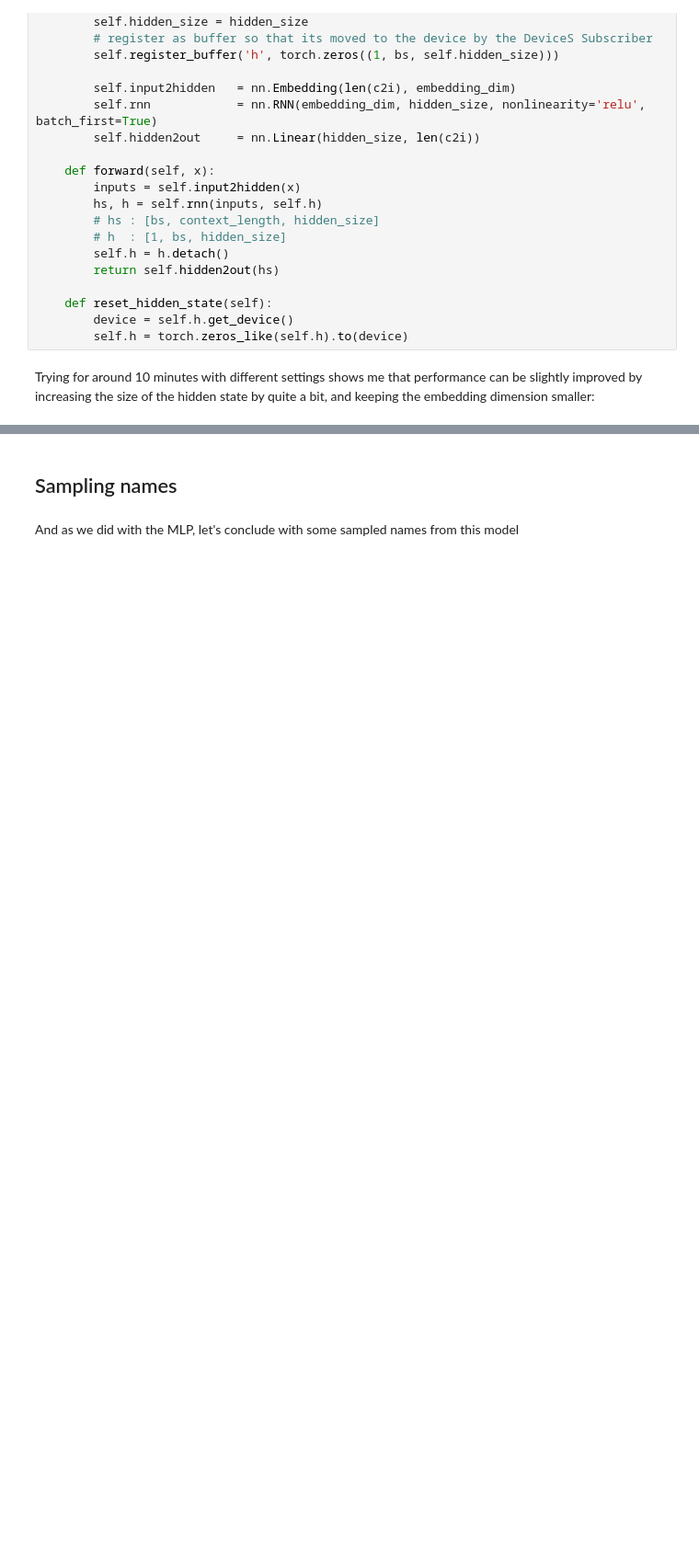
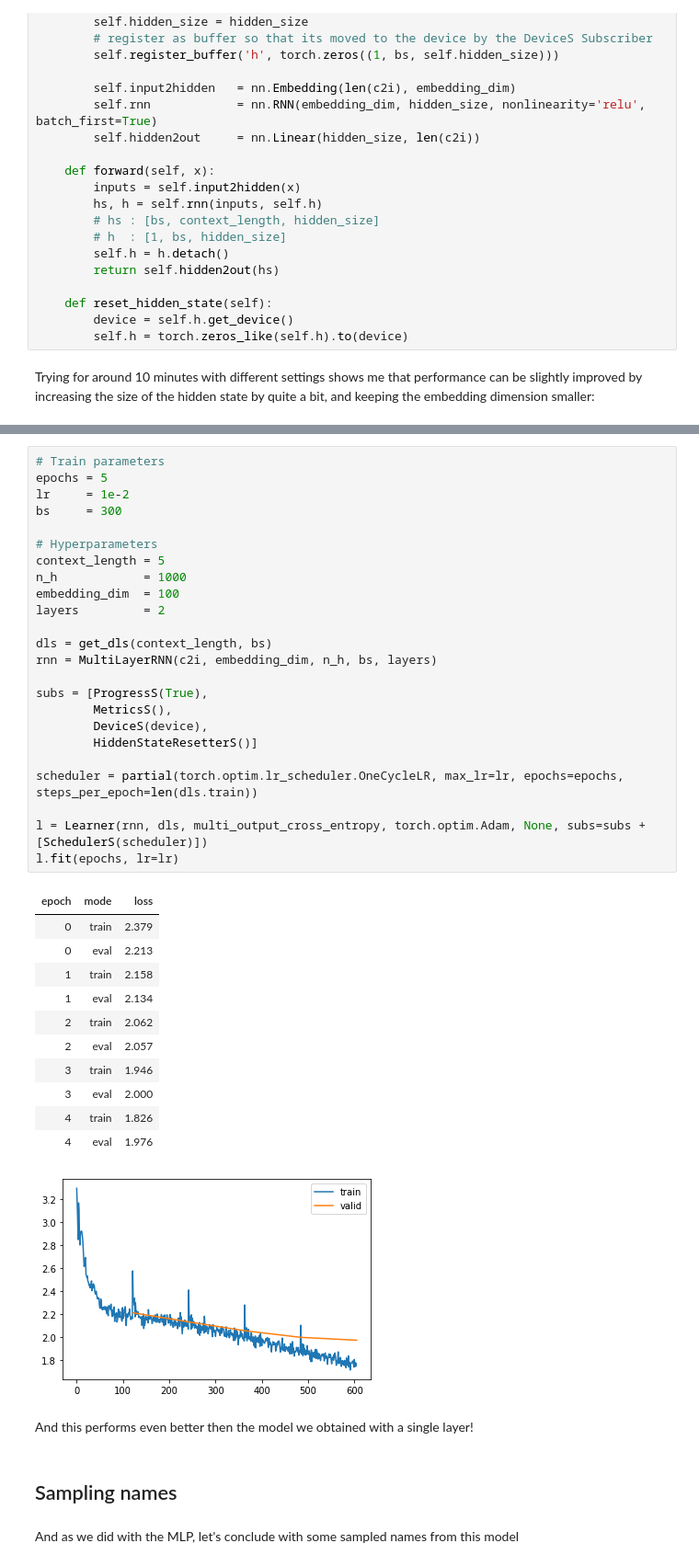
Before and after one commit to lucasvw/lucasvw.github.io, a Jupyter notebook: posts/15_rnn/index.ipynb, the cells around one changed output, grey strips where cells are left out. Shown at 92% size. Drawn from its saved outputs; the diff is of its cells as text; blank space fills up the shorter version.

Commit message:
multilayer RNN

```diff
--- a/posts/15_rnn/index.ipynb
+++ b/posts/15_rnn/index.ipynb
@@ -626,3 +660,42 @@ l.fit(epochs, lr=lr)
+# %%
+# Train parameters
+epochs = 5
+lr     = 1e-2
+bs     = 300
+
+# Hyperparameters
+context_length = 5
+n_h            = 1000
+embedding_dim  = 100
+layers         = 2
+
+dls = get_dls(context_length, bs)
+rnn = MultiLayerRNN(c2i, embedding_dim, n_h, bs, layers)
+
+subs = [ProgressS(True),
+        MetricsS(),
+        DeviceS(device),
+        HiddenStateResetterS()]
+
+scheduler = partial(torch.optim.lr_scheduler.OneCycleLR, max_lr=lr, epochs=epochs, steps_per_epoch=len(dls.train))
+
+l = Learner(rnn, dls, multi_output_cross_entropy, torch.optim.Adam, None, subs=subs + [SchedulerS(scheduler)])
+l.fit(epochs, lr=lr)
+# %% [output]
+| epoch | mode | loss |
+| 0 | train | 2.379 |
+| 0 | eval | 2.213 |
+| 1 | train | 2.158 |
+| 1 | eval | 2.134 |
+| 2 | train | 2.062 |
+| 2 | eval | 2.057 |
+| 3 | train | 1.946 |
+| 3 | eval | 2.000 |
+| 4 | train | 1.826 |
+| 4 | eval | 1.976 |
+[figure, added]
+# %% [markdown]
+And this performs even better then the model we obtained with a single layer!
 # %% [markdown]
 ## Sampling names
 # %% [markdown]
```
Also changed, not shown: parts of 13 cells of this notebook, 3 other files.
